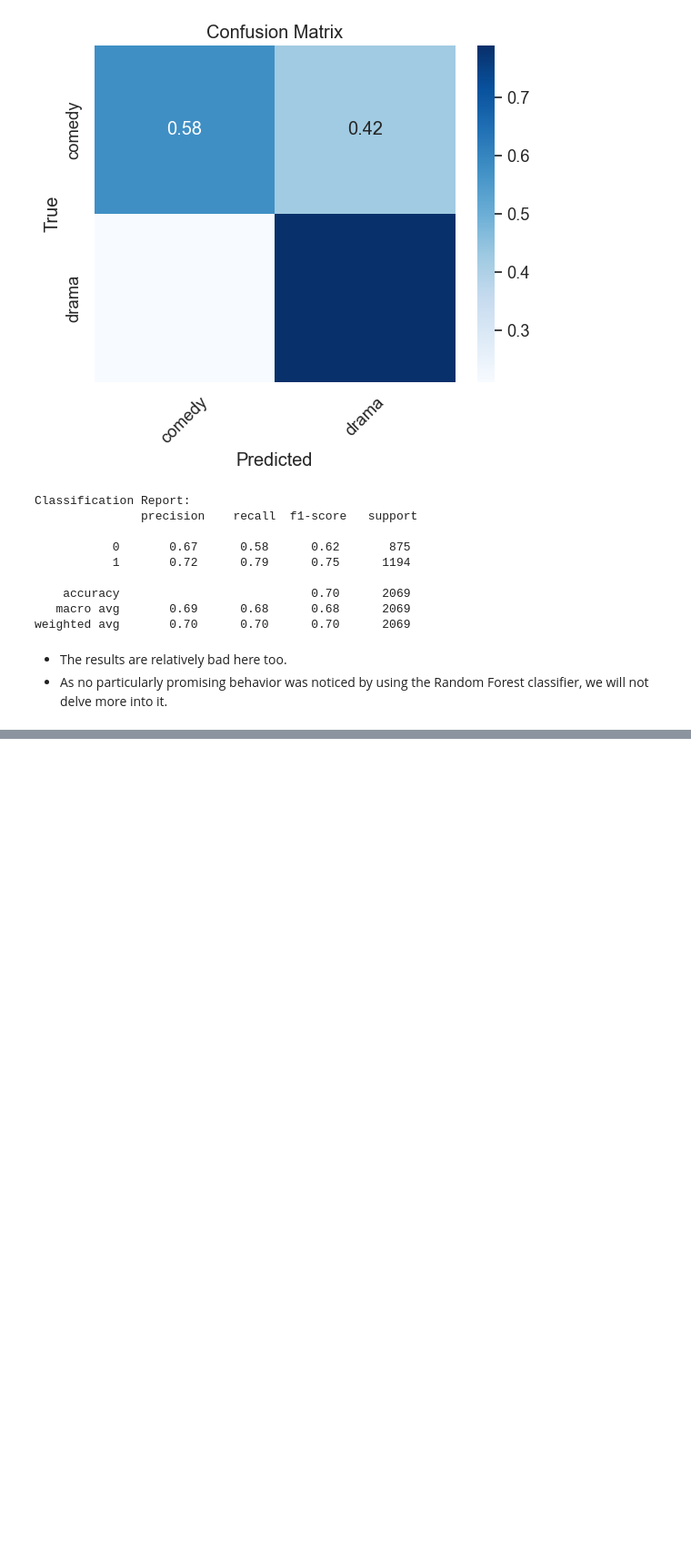
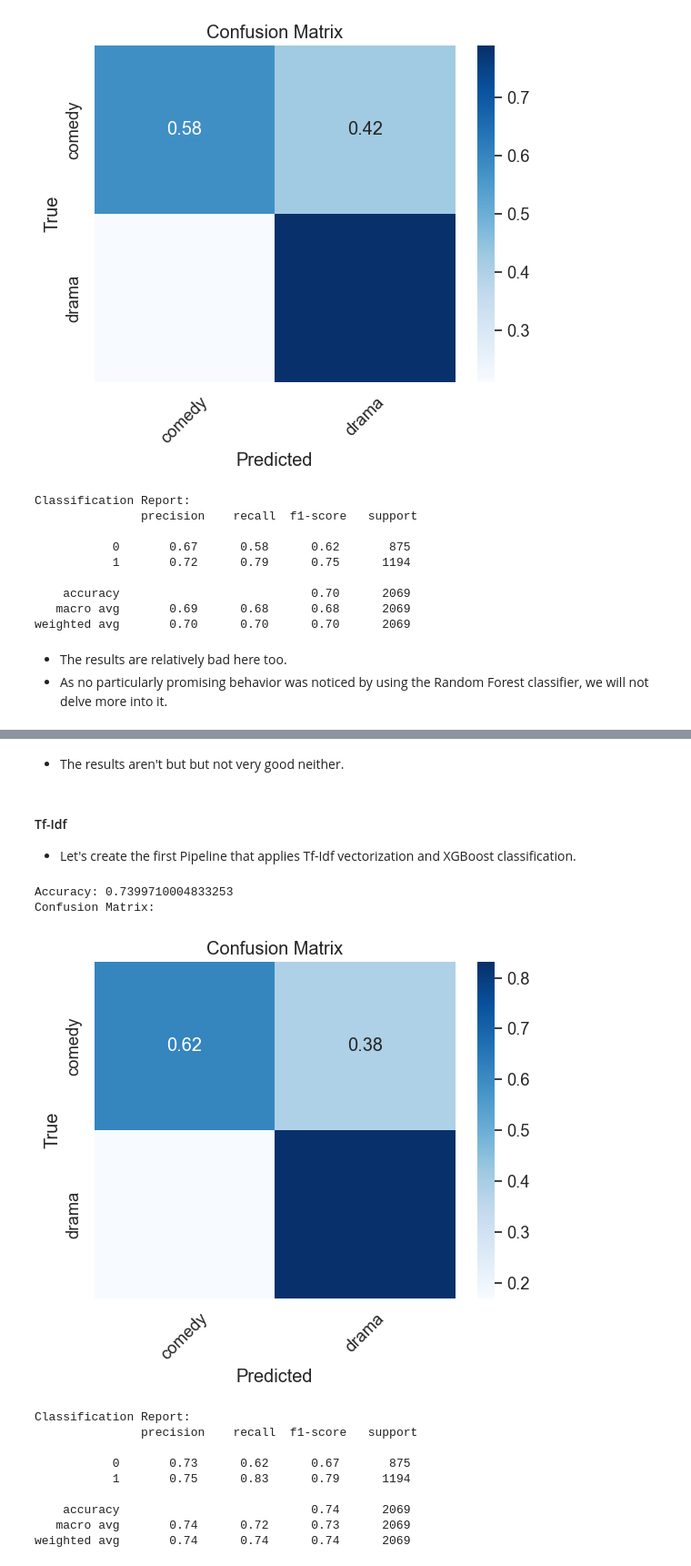
Before and after one commit to giorgossideris/movie_plots_nlp, a Jupyter notebook: genre_classification.ipynb, the cells around one changed output, grey strips where cells are left out. Shown: that part at 91% size. Cells and saved outputs as stored; diff of their text form; code cells hidden in the pictures; blank space fills up the shorter version.

```diff
--- a/genre_classification.ipynb
+++ b/genre_classification.ipynb
@@ -795,0 +824,21 @@ weighted avg       0.70      0.70      0.70      2069
+# %% [markdown]
+* The results aren't but but not very good neither.
+# %% [markdown]
+#### Tf-Idf
+* Let's create the first Pipeline that applies Tf-Idf vectorization and XGBoost classification.
+# %%
+tf_idf_xgb_classifier = perform_simple_text_classification(tf_idf_vectorizer, XGBClassifier(), cleaned_X_train,
+                                                       cleaned_X_test,  y_train, y_test)
+# %% [output]
+Accuracy: 0.7399710004833253
+Confusion Matrix:
+[figure, added]
+Classification Report:
+               precision    recall  f1-score   support
+
+           0       0.73      0.62      0.67       875
+           1       0.75      0.83      0.79      1194
+
+    accuracy                           0.74      2069
+   macro avg       0.74      0.72      0.73      2069
+weighted avg       0.74      0.74      0.74      2069
```
Also changed, not shown: parts of 10 cells of this notebook, 1 other file.
